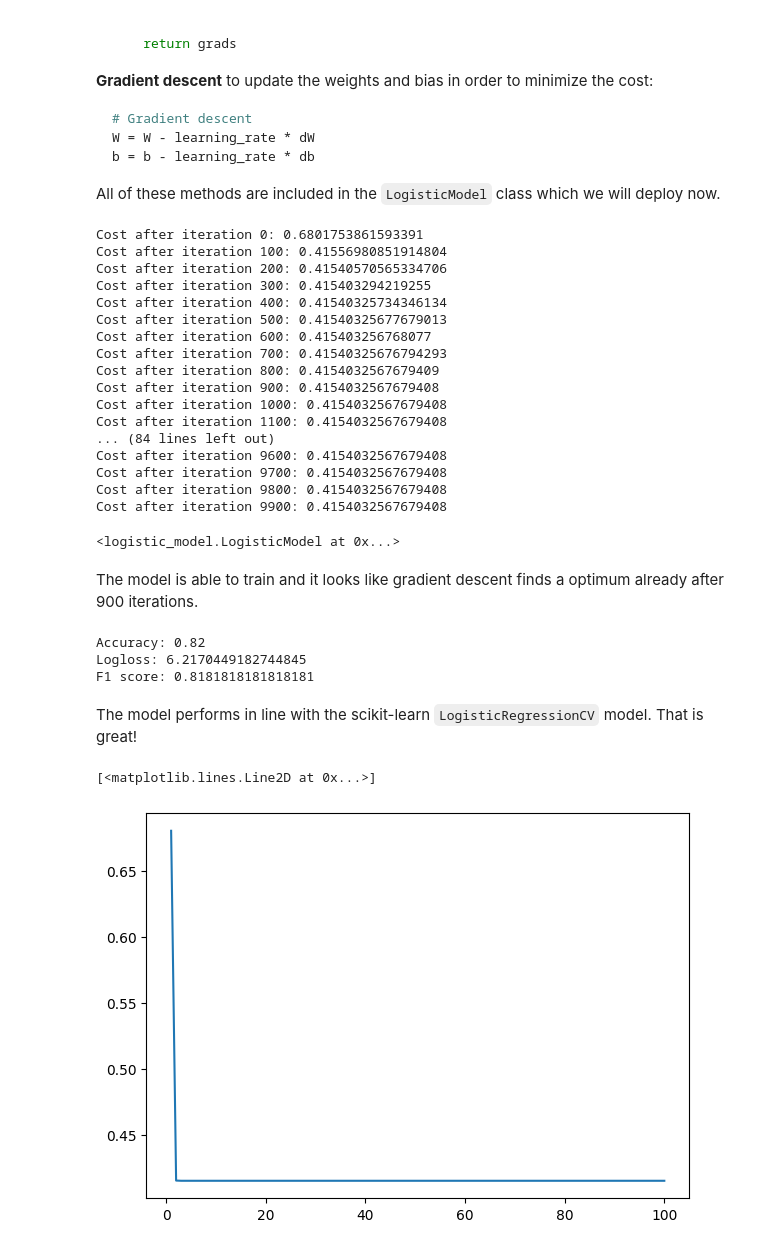
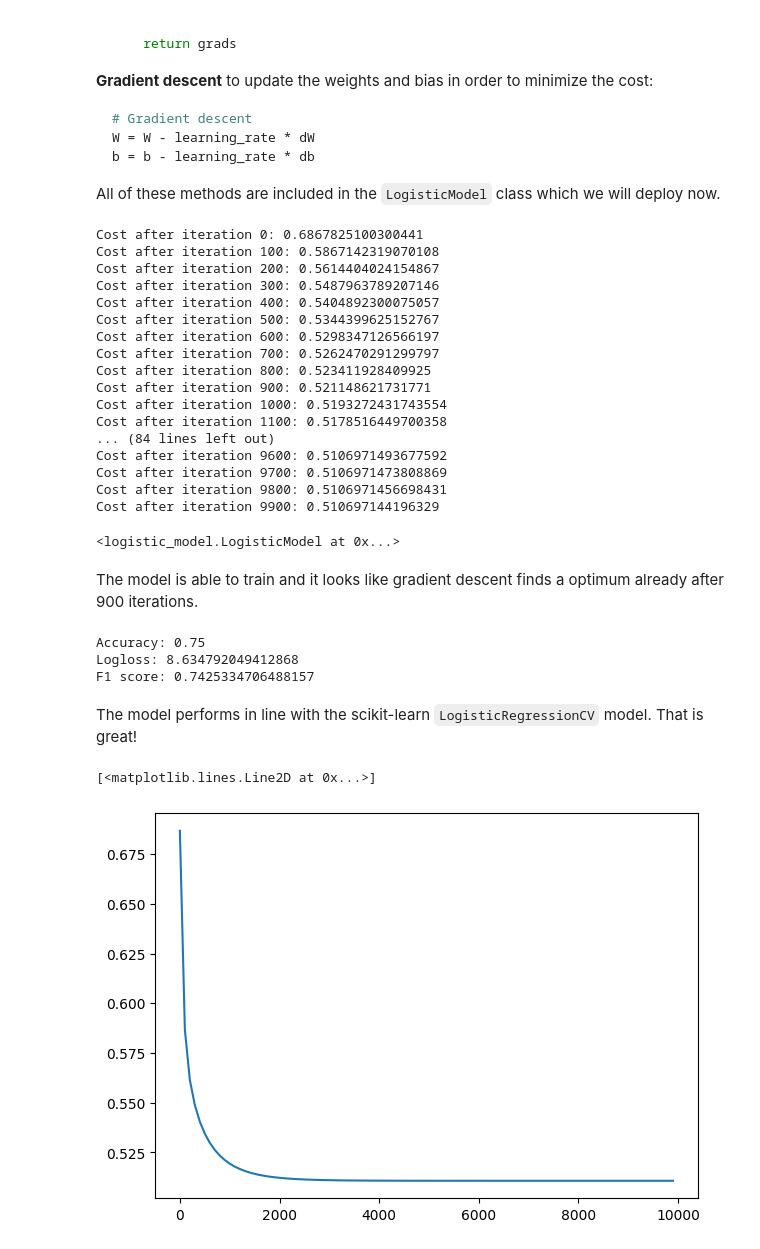
Before and after one commit to JanetVictorious/deep-learning-fundamentals, a Jupyter notebook: 01_basic_neural_networks/logistic_regression_nn_approach.ipynb, the cells around one changed output. Saved outputs shown, nothing was run; the diff lists cells and outputs as text; code cells hidden in the pictures.

```diff
--- a/01_basic_neural_networks/logistic_regression_nn_approach.ipynb
+++ b/01_basic_neural_networks/logistic_regression_nn_approach.ipynb
@@ -23,7 +23,7 @@ import matplotlib.pyplot as plt
 from logistic_model import LogisticModel
 # %%
 # Generate synthetic data
-X, y = dt.make_classification(n_samples=10000, n_features=10, n_informative=6, n_redundant=4, random_state=42)
+X, y = dt.make_classification(n_samples=10000, n_features=10, n_informative=4, n_redundant=6, random_state=42)
 # %%
 # Train/Test split
 X_train, X_test, y_train, y_test = train_test_split(X, y, test_size=0.2, random_state=42)
@@ -141,25 +141,25 @@ model = LogisticModel()
 # %%
 # Train model for `num_iter` iteration with learning rate `learning_rate`
 # Print cost of every 100 iteration
-model.fit(X_train, y_train, num_iter=10000, learning_rate=0.5, print_cost=True)
+model.fit(X_train, y_train, num_iter=10000, learning_rate=0.01, print_cost=True)
 # %% [output]
-Cost after iteration 0: 0.6801753861593391
-Cost after iteration 100: 0.41556980851914804
-Cost after iteration 200: 0.41540570565334706
-Cost after iteration 300: 0.415403294219255
-Cost after iteration 400: 0.41540325734346134
-Cost after iteration 500: 0.41540325677679013
-Cost after iteration 600: 0.415403256768077
-Cost after iteration 700: 0.41540325676794293
-Cost after iteration 800: 0.4154032567679409
-Cost after iteration 900: 0.4154032567679408
-Cost after iteration 1000: 0.4154032567679408
-Cost after iteration 1100: 0.4154032567679408
+Cost after iteration 0: 0.6867825100300441
+Cost after iteration 100: 0.5867142319070108
+Cost after iteration 200: 0.5614404024154867
+Cost after iteration 300: 0.5487963789207146
+Cost after iteration 400: 0.5404892300075057
+Cost after iteration 500: 0.5344399625152767
+Cost after iteration 600: 0.5298347126566197
+Cost after iteration 700: 0.5262470291299797
+Cost after iteration 800: 0.523411928409925
+Cost after iteration 900: 0.521148621731771
+Cost after iteration 1000: 0.5193272431743554
+Cost after iteration 1100: 0.5178516449700358
 ... (84 lines left out)
-Cost after iteration 9600: 0.4154032567679408
-Cost after iteration 9700: 0.4154032567679408
-Cost after iteration 9800: 0.4154032567679408
-Cost after iteration 9900: 0.4154032567679408
+Cost after iteration 9600: 0.5106971493677592
+Cost after iteration 9700: 0.5106971473808869
+Cost after iteration 9800: 0.5106971456698431
+Cost after iteration 9900: 0.510697144196329
 <logistic_model.LogisticModel at 0x...>
 # %% [markdown]
 The model is able to train and it looks like gradient descent finds a optimum already after 900 iterations.
@@ -171,21 +171,21 @@ print(f'Accuracy: {accuracy_score(y_test, y_pred_ml)}')
 print(f'Logloss: {log_loss(y_test, y_pred_ml)}')
 print(f'F1 score: {f1_score(y_test, y_pred_ml)}')
 # %% [output]
-Accuracy: 0.82
-Logloss: 6.2170449182744845
-F1 score: 0.8181818181818181
+Accuracy: 0.75
+Logloss: 8.634792049412868
+F1 score: 0.7425334706488157
 # %% [markdown]
 The model performs in line with the scikit-learn `LogisticRegressionCV` model. That is great!
 # %%
 # Print learning curve
 idx = []
 cost = []
 for it, c in enumerate(model.learning_rate):
-    idx.append(it + 1)
+    idx.append(it * 100)
     cost.append(c)
 
 plt.figure(figsize=(7, 5))
 plt.plot(idx, cost)
 # %% [output]
 [<matplotlib.lines.Line2D at 0x...>]
-[figure, old version]
+[figure, new version]
```
Also changed, not shown: parts of 3 cells of this notebook.
